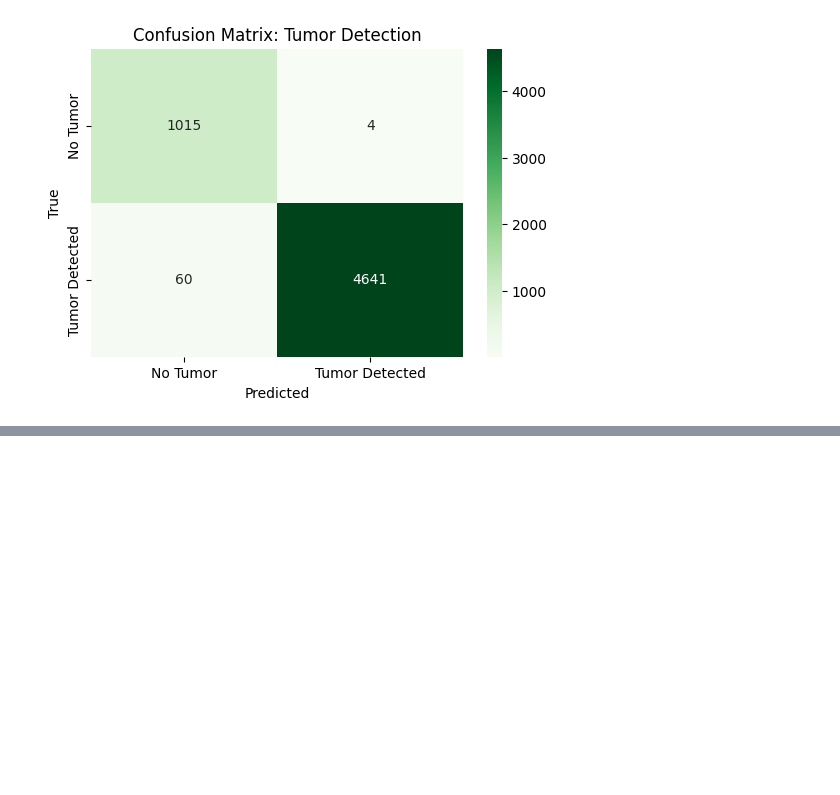
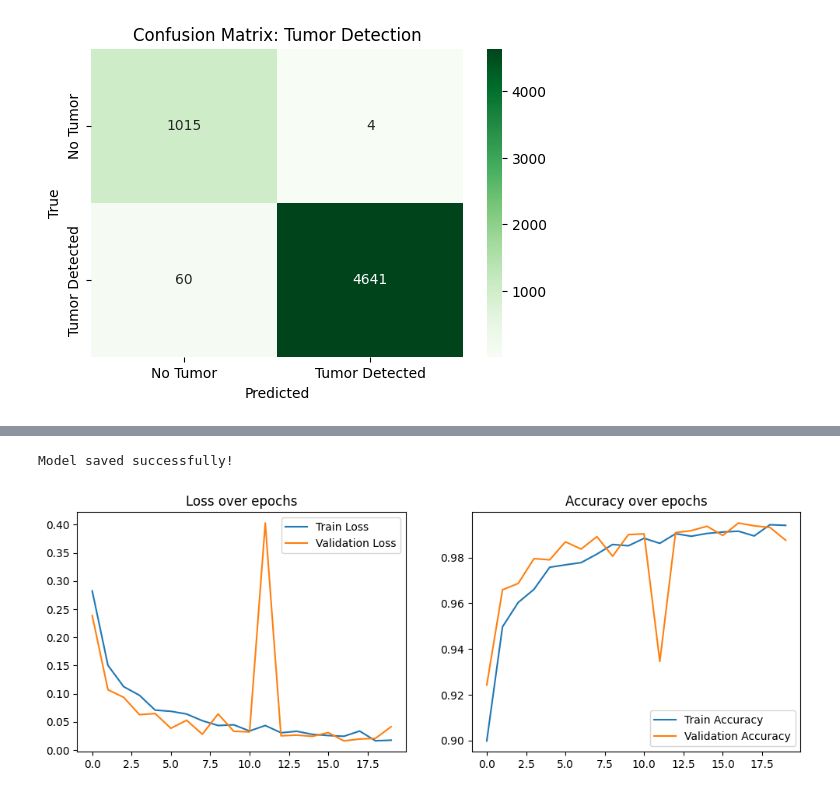
Before and after one commit to Abhinand2082/MCA-Lab-Experiments, a Jupyter notebook: Main Project/brain-tumor-classification.ipynb, the cells around one changed output, grey strips where cells are left out. Cells and saved outputs as stored; diff of their text form; code cells hidden in the pictures; blank space fills up the shorter version.

```diff
--- a/Main Project/brain-tumor-classification.ipynb
+++ b/Main Project/brain-tumor-classification.ipynb
@@ -1368,0 +1380,9 @@ Accuracy: 98.88%
+# %%
+# Check for GPU
+device = torch.device("cuda" if torch.cuda.is_available() else "cpu")
+
+# Hyperparameters
+batch_size = 32
+learning_rate = 0.001
+num_epochs = 20
+image_size = 224  # Required for DenseNet
@@ -1368,0 +1418,14 @@ Accuracy: 98.88%
+# %%
+# Load DenseNet-121 with pretrained weights
+model = models.densenet121(pretrained=True)
+
+# Modify the classifier to match the number of classes
+num_features = model.classifier.in_features
+model.classifier = nn.Linear(num_features, len(class_names))
+
+# Move model to GPU if available
+model = model.to(device)
+
+# Define loss function and optimizer
+criterion = nn.CrossEntropyLoss()
+optimizer = optim.Adam(model.parameters(), lr=learning_rate)
@@ -1368,0 +1509,2 @@ Accuracy: 98.88%
+# %%
+trained_model, history = train_model(model, criterion, optimizer, num_epochs)
@@ -1368,0 +1529,25 @@ Accuracy: 98.88%
+# %%
+torch.save(trained_model.state_dict(), "brain_tumor_densenet.pth")
+print("Model saved successfully!")
+# %% [output]
+Model saved successfully!
+# %%
+plt.figure(figsize=(12, 4))
+
+# Loss plot
+plt.subplot(1, 2, 1)
+plt.plot(history['train_loss'], label='Train Loss')
+plt.plot(history['val_loss'], label='Validation Loss')
+plt.legend()
+plt.title('Loss over epochs')
+
+# Accuracy plot
+plt.subplot(1, 2, 2)
+plt.plot(history['train_acc'], label='Train Accuracy')
+plt.plot(history['val_acc'], label='Validation Accuracy')
+plt.legend()
+plt.title('Accuracy over epochs')
+
+plt.show()
+# %% [output]
+[figure, added]
```
Also changed, not shown: parts of 8 cells of this notebook.
